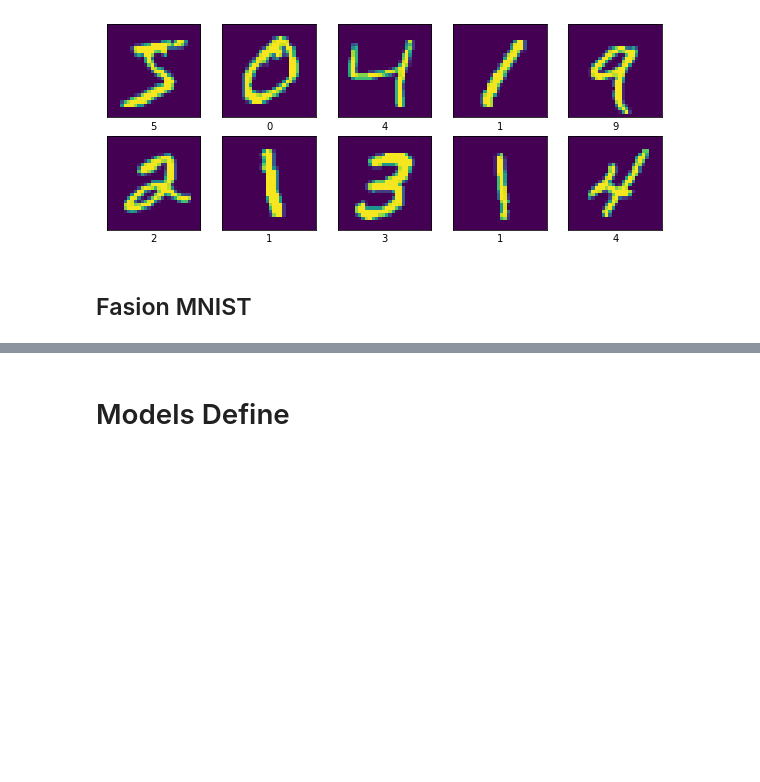
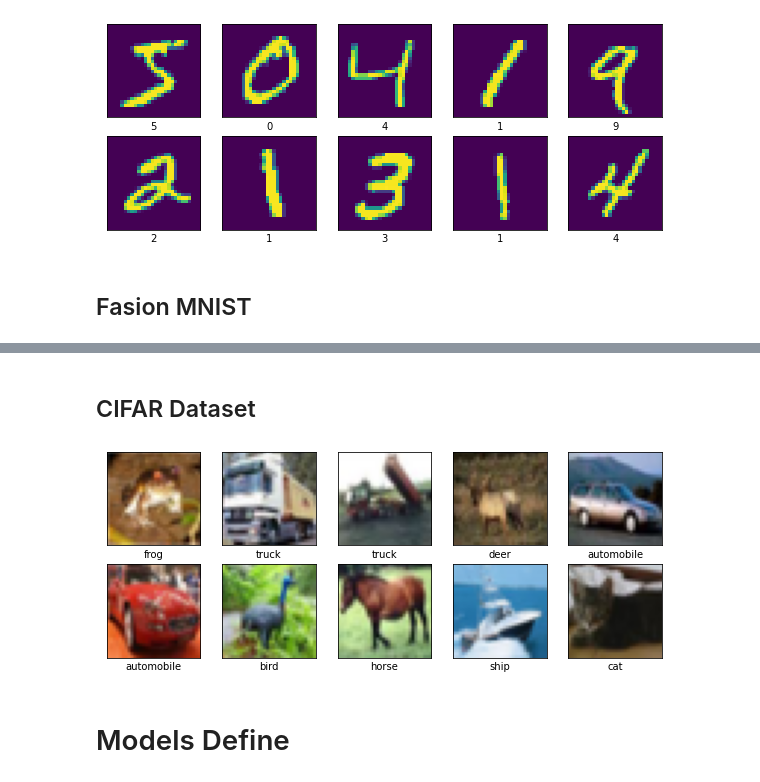
Before and after one commit to mannam95/Deep_Learning_Programming, a Jupyter notebook: Assignment3/Assignment_3_CNN_Srinath.ipynb, the cells around one changed output, grey strips where cells are left out. Saved outputs shown, nothing was run; the diff lists cells and outputs as text; code cells hidden in the pictures; blank space fills up the shorter version.

Commit message:
Integrated CIFAR

```diff
--- a/Assignment3/Assignment_3_CNN_Srinath.ipynb
+++ b/Assignment3/Assignment_3_CNN_Srinath.ipynb
@@ -96,4 +114,49 @@ test_fasion_data = tf.data.Dataset.from_tensor_slices(
 [figure]
+# %% [markdown]
+## CIFAR Dataset
+# %%
+cifar10 = tf.keras.datasets.cifar10
+
+(train_cifar_images, train_cifar_labels), (test_cifar_images, test_cifar_labels) = cifar10.load_data()
+
+class_names = ['airplane', 'automobile', 'bird', 'cat', 'deer',
+               'dog', 'frog', 'horse', 'ship', 'truck']
+
+# The CIFAR labels happen to be arrays
+# So reshape them
+train_cifar_labels = train_cifar_labels.reshape((-1,))
+test_cifar_labels = test_cifar_labels.reshape((-1,))
+
+train_cifar_images = train_cifar_images.astype(np.float32) / 255
+train_cifar_labels = train_cifar_labels.astype(np.int32)
+
+datagen = ImageDataGenerator(
+              rotation_range=15,
+              horizontal_flip=True,
+              width_shift_range=0.1,
+              height_shift_range=0.1
+            )
+datagen.fit(train_cifar_images)
+
+plt.figure(figsize=(10,10))
+for i in range(10):
+    plt.subplot(5,5,i+1)
+    plt.xticks([])
+    plt.yticks([])
+    plt.grid(False)
+    plt.imshow(train_cifar_images[i])
+    plt.xlabel(class_names[train_cifar_labels[i]])
+plt.show()
+
+
+train_cifar_data = tf.data.Dataset.from_tensor_slices((train_cifar_images, train_cifar_labels))
+train_cifar_data = train_cifar_data.shuffle(buffer_size=60000).batch(128)
+
+# note: we batch the test data, but do not shuffle/repeat
+test_cifar_data = tf.data.Dataset.from_tensor_slices(
+    (test_cifar_images.astype(np.float32) / 255, test_cifar_labels.astype(np.int32))).batch(128)
+# %% [output]
+[figure, added]
 # %% [markdown]
 # Models Define
 # %% [markdown]
```
Also changed, not shown: parts of 25 cells of this notebook.
